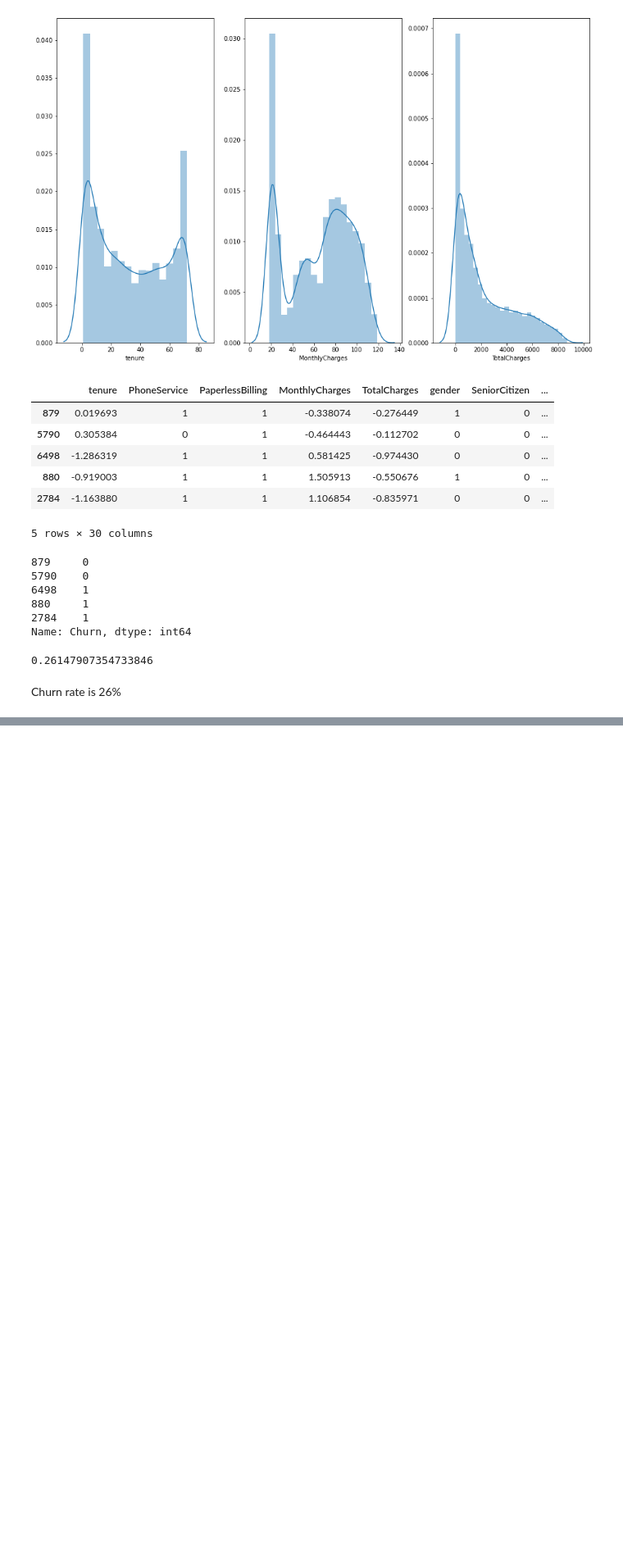
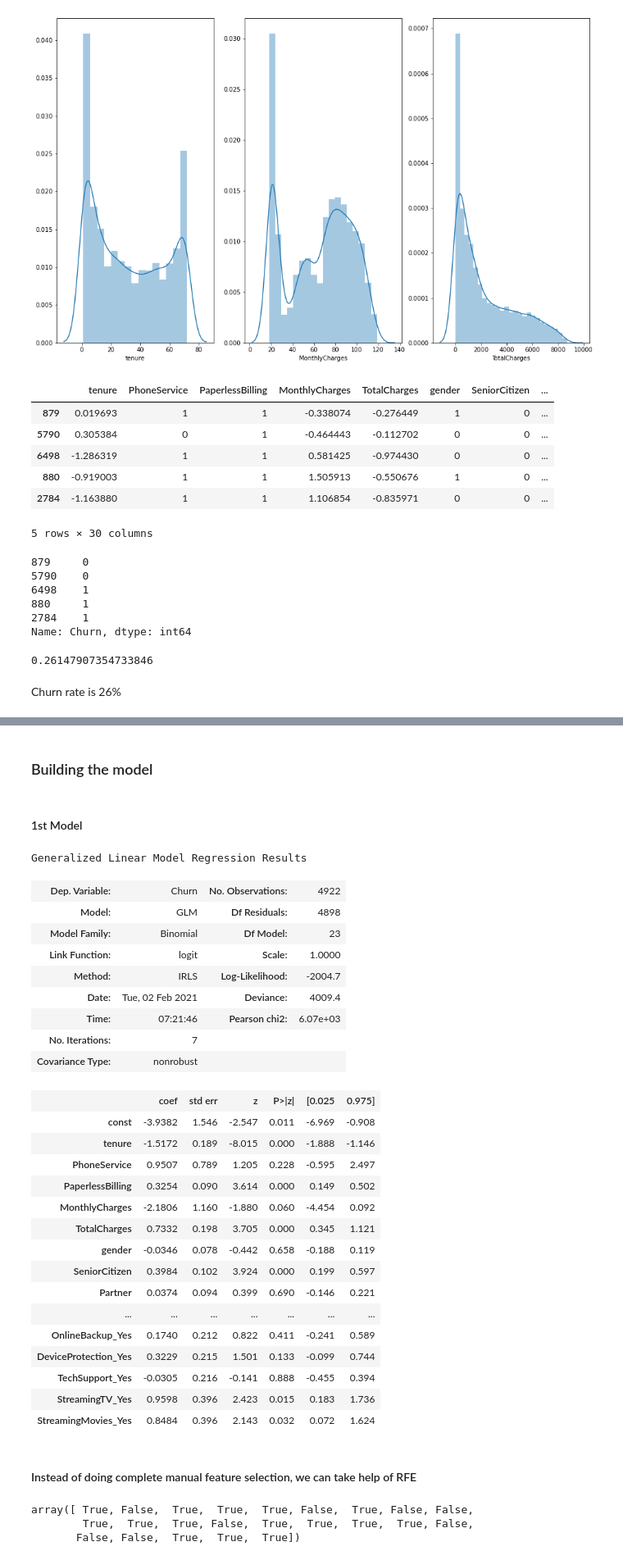
Before and after one commit to ds-souvik/Machine-Learning-Basic-Intermediate-Expert., a Jupyter notebook: 11 Machine Learning- Logistic Regression/2 Multivariate Logistic Regression/Telecom Churn Case Logistic Regression.ipynb, the cells around one changed output, grey strips where cells are left out. Shown at 82% size. Cells and saved outputs as stored; diff of their text form; code cells hidden in the pictures; blank space fills up the shorter version.

```diff
--- a/11 Machine Learning- Logistic Regression/2 Multivariate Logistic Regression/Telecom Churn Case Logistic Regression.ipynb
+++ b/11 Machine Learning- Logistic Regression/2 Multivariate Logistic Regression/Telecom Churn Case Logistic Regression.ipynb
@@ -352,0 +522,37 @@ plt.show()
+# %% [markdown]
+### Building the model
+# %% [markdown]
+#### 1st Model
+# %%
+import statsmodels.api as sm
+lr_model1=sm.GLM(y_train, (sm.add_constant(X_train)), family = sm.families.Binomial())
+lr_model1.fit().summary()
+# %% [output]
+Generalized Linear Model Regression Results
+| Dep. Variable: | Churn | No. Observations: | 4922 |
+| Model: | GLM | Df Residuals: | 4898 |
+| Model Family: | Binomial | Df Model: | 23 |
+| Link Function: | logit | Scale: | 1.0000 |
+| Method: | IRLS | Log-Likelihood: | -2004.7 |
+| Date: | Tue, 02 Feb 2021 | Deviance: | 4009.4 |
+| Time: | 07:21:46 | Pearson chi2: | 6.07e+03 |
+| No. Iterations: | 7 |  |  |
+| Covariance Type: | nonrobust |  |  |
+|  | coef | std err | z | P>|z| | [0.025 | 0.975] |
+| const | -3.9382 | 1.546 | -2.547 | 0.011 | -6.969 | -0.908 |
+| tenure | -1.5172 | 0.189 | -8.015 | 0.000 | -1.888 | -1.146 |
+| PhoneService | 0.9507 | 0.789 | 1.205 | 0.228 | -0.595 | 2.497 |
+| PaperlessBilling | 0.3254 | 0.090 | 3.614 | 0.000 | 0.149 | 0.502 |
+| MonthlyCharges | -2.1806 | 1.160 | -1.880 | 0.060 | -4.454 | 0.092 |
+| TotalCharges | 0.7332 | 0.198 | 3.705 | 0.000 | 0.345 | 1.121 |
+| gender | -0.0346 | 0.078 | -0.442 | 0.658 | -0.188 | 0.119 |
+| SeniorCitizen | 0.3984 | 0.102 | 3.924 | 0.000 | 0.199 | 0.597 |
+| Partner | 0.0374 | 0.094 | 0.399 | 0.690 | -0.146 | 0.221 |
+| ... | ... | ... | ... | ... | ... | ... |
+| OnlineBackup_Yes | 0.1740 | 0.212 | 0.822 | 0.411 | -0.241 | 0.589 |
+| DeviceProtection_Yes | 0.3229 | 0.215 | 1.501 | 0.133 | -0.099 | 0.744 |
+| TechSupport_Yes | -0.0305 | 0.216 | -0.141 | 0.888 | -0.455 | 0.394 |
+| StreamingTV_Yes | 0.9598 | 0.396 | 2.423 | 0.015 | 0.183 | 1.736 |
+| StreamingMovies_Yes | 0.8484 | 0.396 | 2.143 | 0.032 | 0.072 | 1.624 |
+# %% [markdown]
+#### Instead of doing complete manual feature selection, we can take help of RFE
@@ -352,0 +566,6 @@ plt.show()
+# %%
+rfe.support_
+# %% [output]
+array([ True, False,  True,  True,  True, False,  True, False, False,
+        True,  True,  True, False,  True,  True,  True,  True, False,
+       False, False,  True,  True,  True])
```
Also changed, not shown: parts of 86 cells of this notebook, 1 other file.
